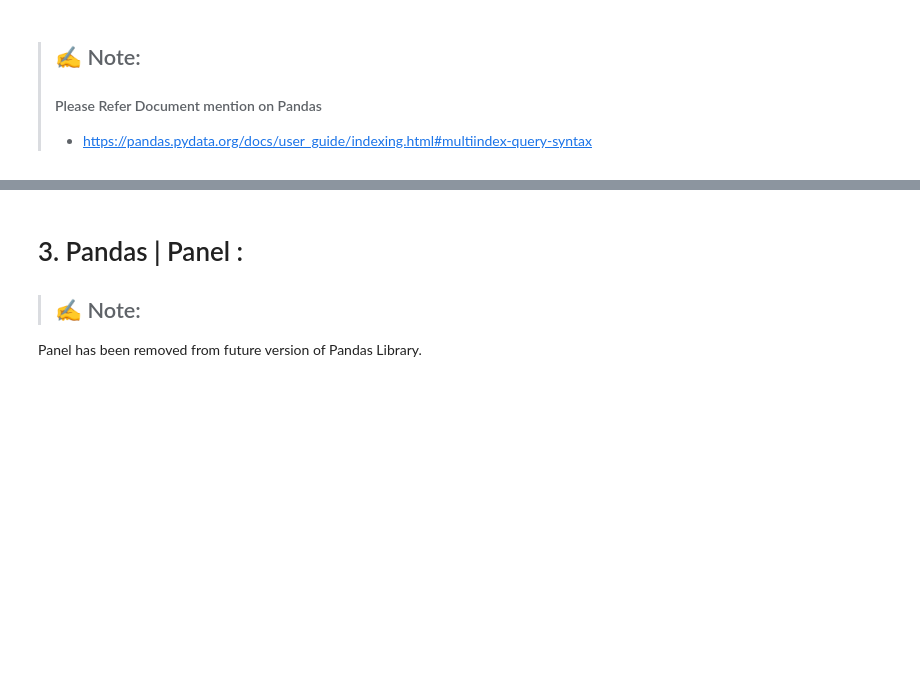
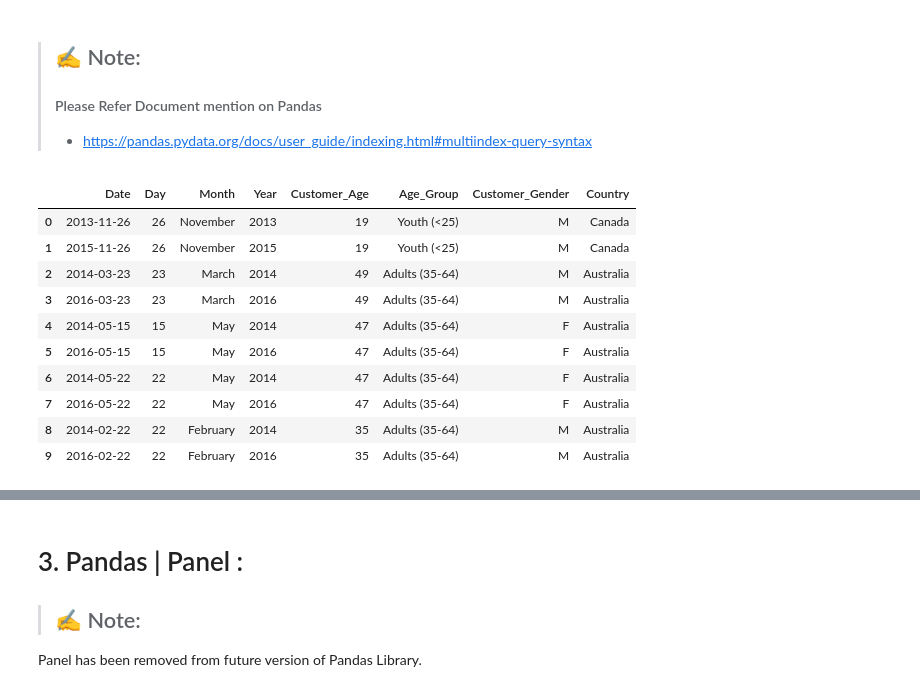
Before and after one commit to Raghushaf/Data_Study_Kaggle, a Jupyter notebook: pandas-learn-practise.ipynb, the cells around one changed output, grey strips where cells are left out. Cells and saved outputs as stored; diff of their text form; code cells hidden in the pictures; blank space fills up the shorter version.

```diff
--- a/pandas-learn-practise.ipynb
+++ b/pandas-learn-practise.ipynb
@@ -4575,3 +4577,19 @@ df.query('index > 2')
 >  ## ✍️ Note:
 > #### Please Refer Document mention on Pandas
    > - https://pandas.pydata.org/docs/user_guide/indexing.html#multiindex-query-syntax
+# %%
+#Giving rows and columns both
+df=pd.read_csv('/kaggle/input/sales-data-practise/sales_data.csv',nrows=100,usecols=[0,1,2,3,4,5,6,7])
+df.head(10)
+# %% [output]
+|  | Date | Day | Month | Year | Customer_Age | Age_Group | Customer_Gender | Country |
+| 0 | 2013-11-26 | 26 | November | 2013 | 19 | Youth (<25) | M | Canada |
+| 1 | 2015-11-26 | 26 | November | 2015 | 19 | Youth (<25) | M | Canada |
+| 2 | 2014-03-23 | 23 | March | 2014 | 49 | Adults (35-64) | M | Australia |
+| 3 | 2016-03-23 | 23 | March | 2016 | 49 | Adults (35-64) | M | Australia |
+| 4 | 2014-05-15 | 15 | May | 2014 | 47 | Adults (35-64) | F | Australia |
+| 5 | 2016-05-15 | 15 | May | 2016 | 47 | Adults (35-64) | F | Australia |
+| 6 | 2014-05-22 | 22 | May | 2014 | 47 | Adults (35-64) | F | Australia |
+| 7 | 2016-05-22 | 22 | May | 2016 | 47 | Adults (35-64) | F | Australia |
+| 8 | 2014-02-22 | 22 | February | 2014 | 35 | Adults (35-64) | M | Australia |
+| 9 | 2016-02-22 | 22 | February | 2016 | 35 | Adults (35-64) | M | Australia |
```
Also changed, not shown: parts of 83 cells of this notebook.
